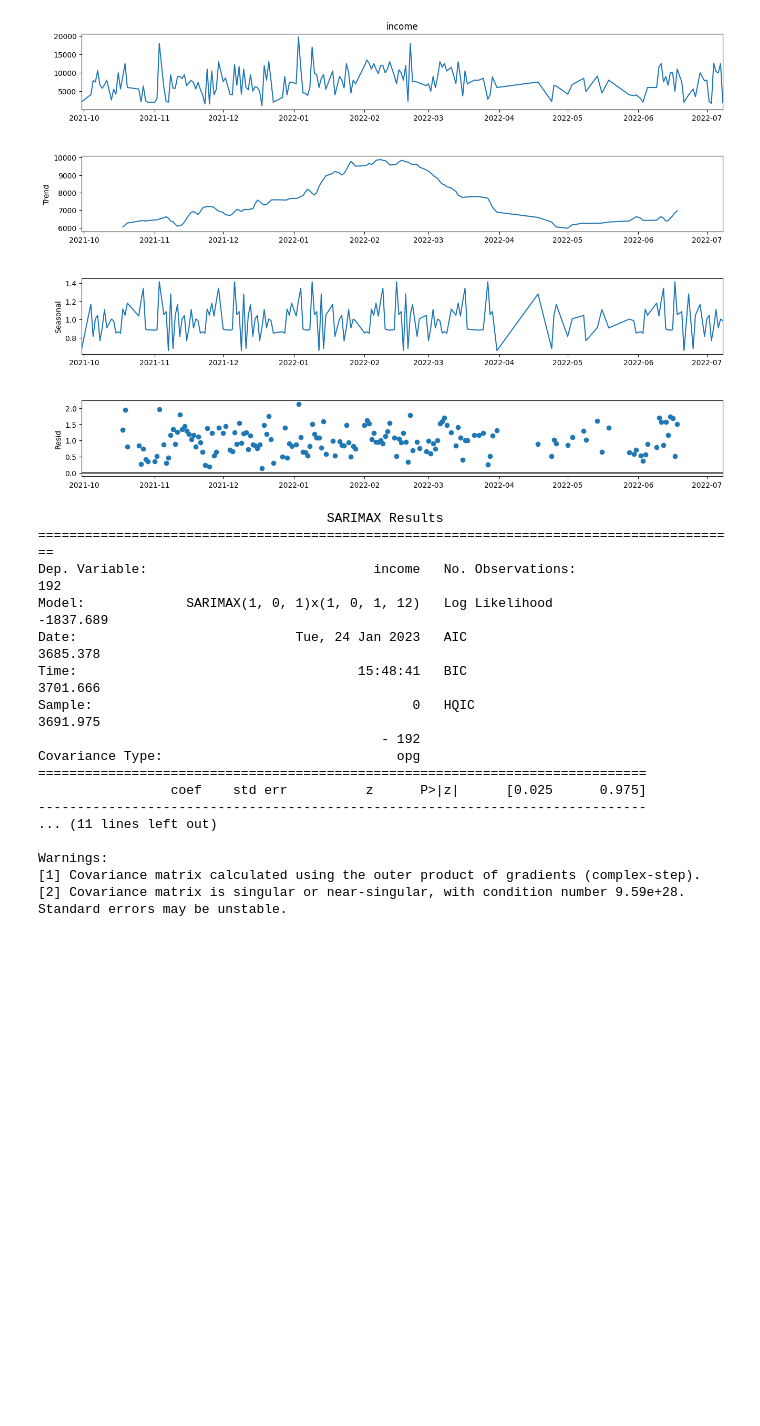
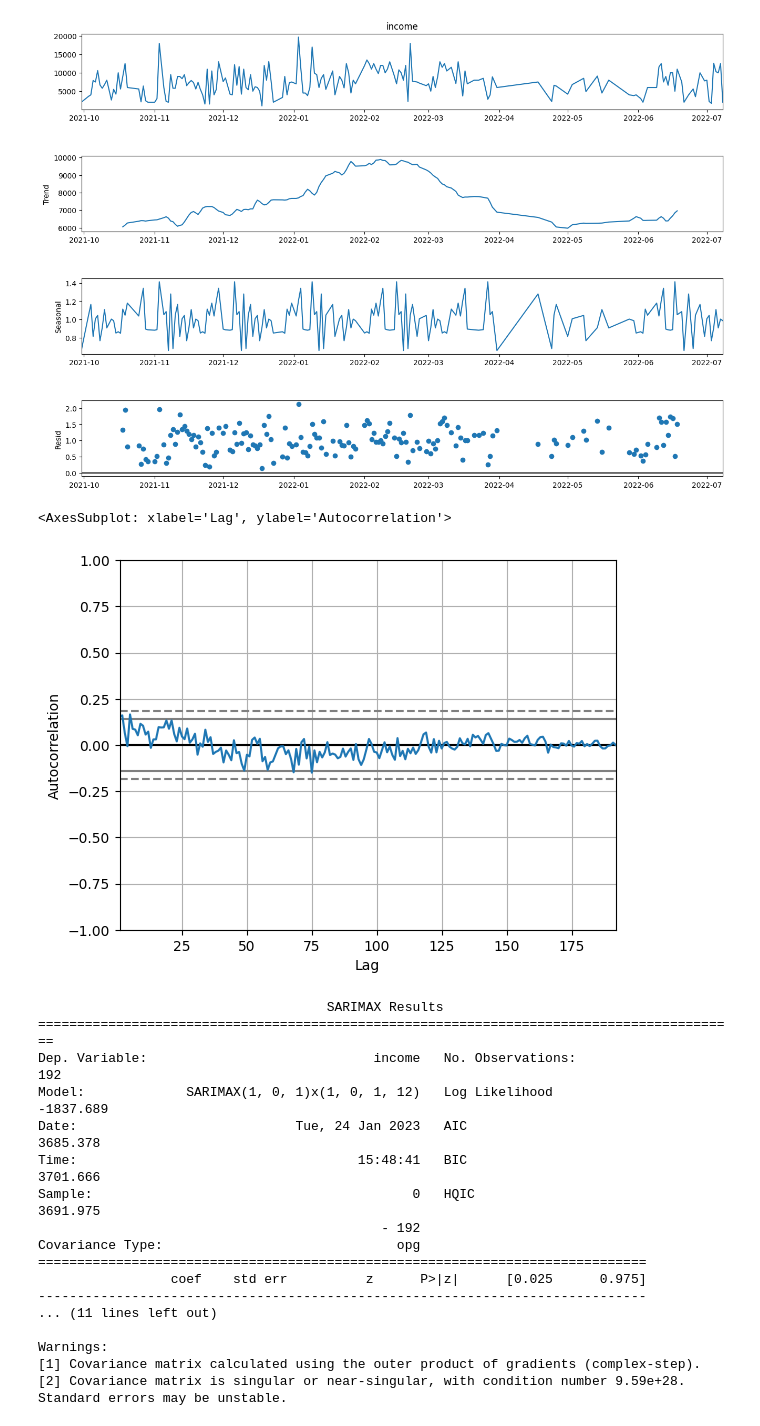
Before and after one commit to wessware/ARIMA_TIME_SERIES_FORECASTING, a Jupyter notebook: models/sarimax_time_series_analysis_caseIHjx75t.ipynb, the cells around one changed output. Drawn from its saved outputs; the diff is of its cells as text; code cells hidden in the pictures; blank space fills up the shorter version.

Commit message:
autocorrelation plot

```diff
--- a/models/sarimax_time_series_analysis_caseIHjx75t.ipynb
+++ b/models/sarimax_time_series_analysis_caseIHjx75t.ipynb
@@ -40,6 +40,11 @@ fig.set_size_inches(15, 10)
 # %% [output]
 <Figure size 640x480 with 0 Axes>
 [figure]
+# %%
+pd.plotting.autocorrelation_plot(df["income"])
+# %% [output]
+<AxesSubplot: xlabel='Lag', ylabel='Autocorrelation'>
+[figure, added]
 # %%
 p, d, q = 1, 0, 1
 # %%
```
